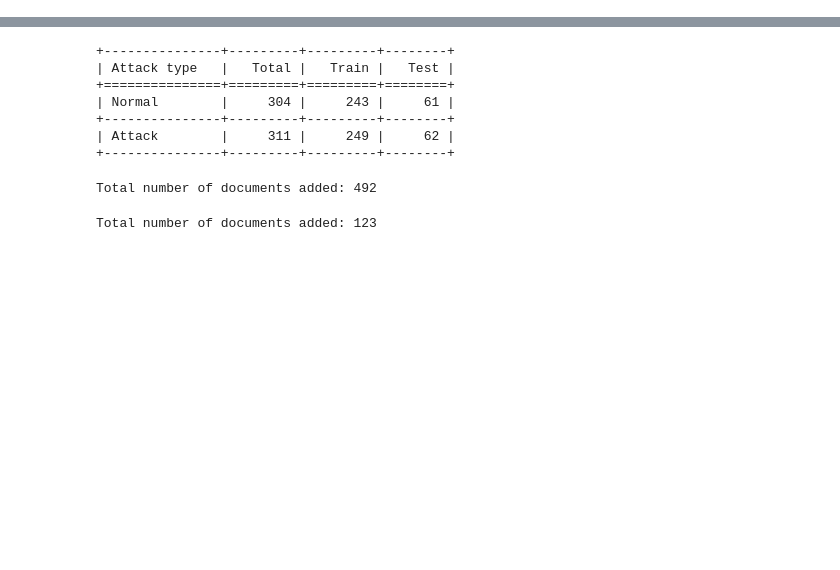
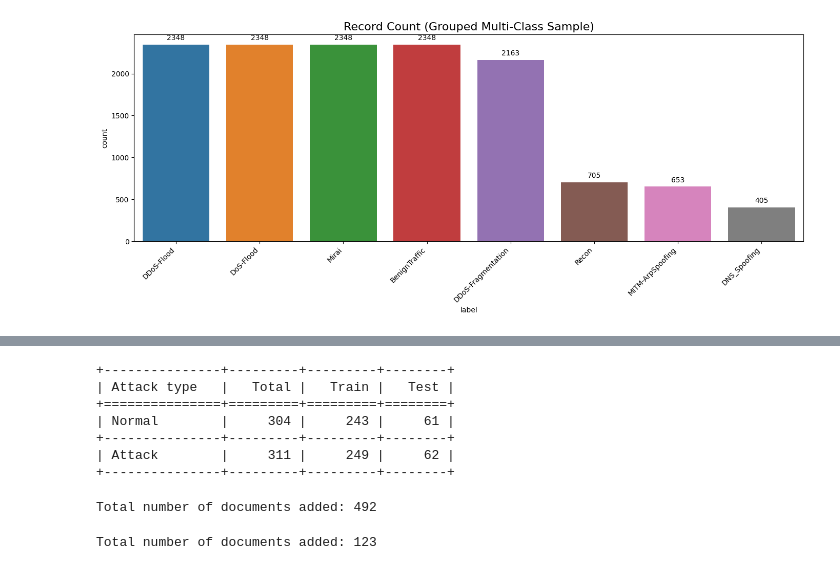
Before and after one commit to akilamaithri/iot-llm-hids-pg, a Jupyter notebook: 1-cic-iot/1-preprocess.ipynb, the cells around one changed output, grey strips where cells are left out. Drawn from its saved outputs; the diff is of its cells as text; code cells hidden in the pictures; blank space fills up the shorter version.

```diff
--- a/1-cic-iot/1-preprocess.ipynb
+++ b/1-cic-iot/1-preprocess.ipynb
@@ -60,0 +186,27 @@ Length of dataset after removing duplicates:  615
+# %%
+################################################################################
+# SECTION 3: Class Distribution Visualisation (multi-class)
+################################################################################
+
+import matplotlib.pyplot as plt
+import seaborn as sns
+import os
+import pandas as pd
+
+sample_df = pd.read_csv(os.getcwd() + '/data/sample-multiclass.csv', low_memory=False)
+
+plt.figure(figsize=(14, 6))
+plt.xticks(rotation=45, ha='right')
+s = sns.countplot(data=sample_df, x='label', hue='label',
+                  order=sample_df['label'].value_counts().index)
+for p in s.patches:
+    s.annotate(format(p.get_height(), '.0f'),
+               (p.get_x() + p.get_width() / 2., p.get_height()),
+               ha='center', va='center',
+               xytext=(0, 9),
+               textcoords='offset points')
+plt.title('Record Count (Grouped Multi-Class Sample)', fontsize=16)
+plt.tight_layout()
+plt.show()
+# %% [output]
+[figure, added]
```
Also changed, not shown: parts of 8 cells of this notebook, 1 other file.
